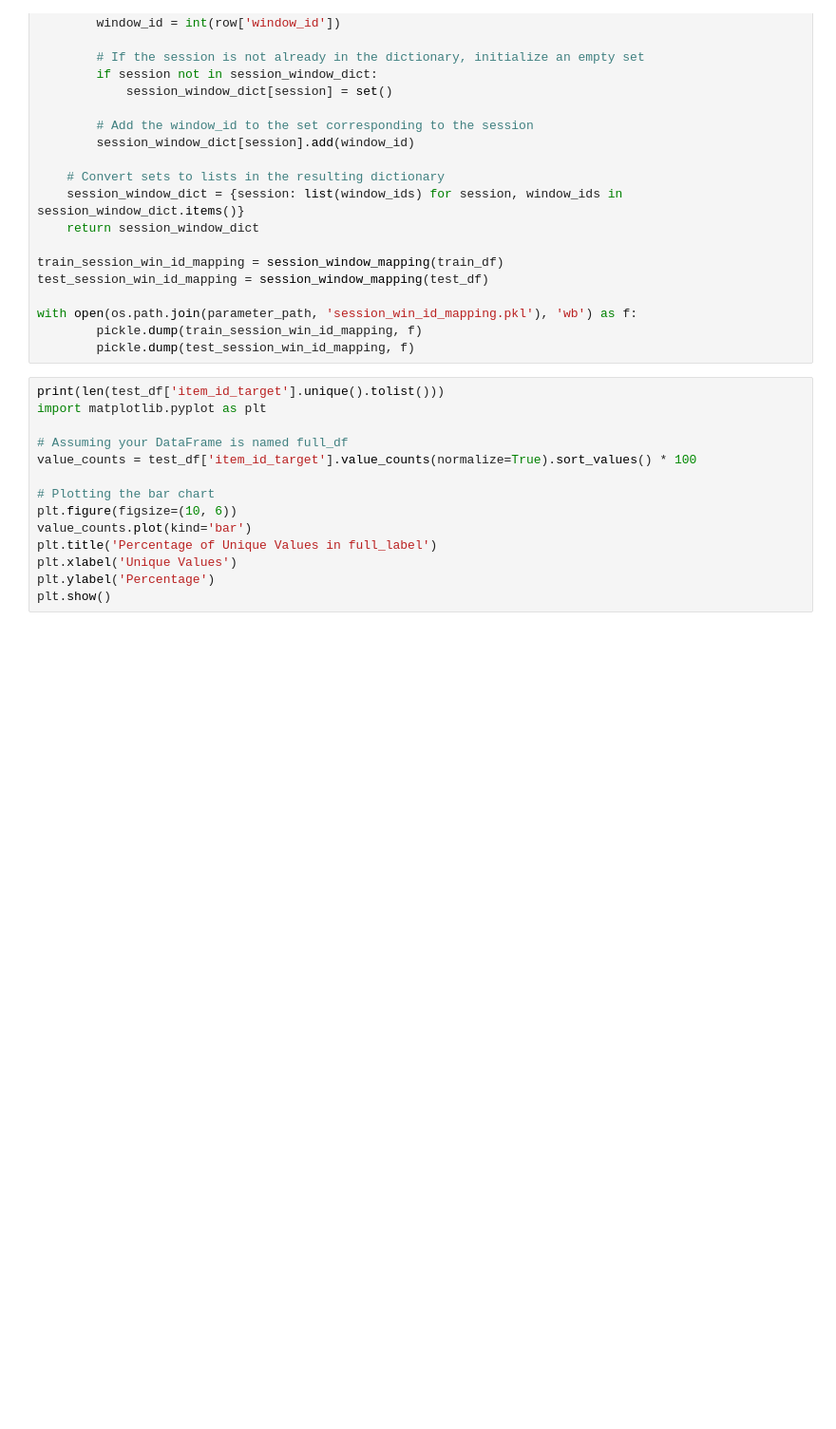
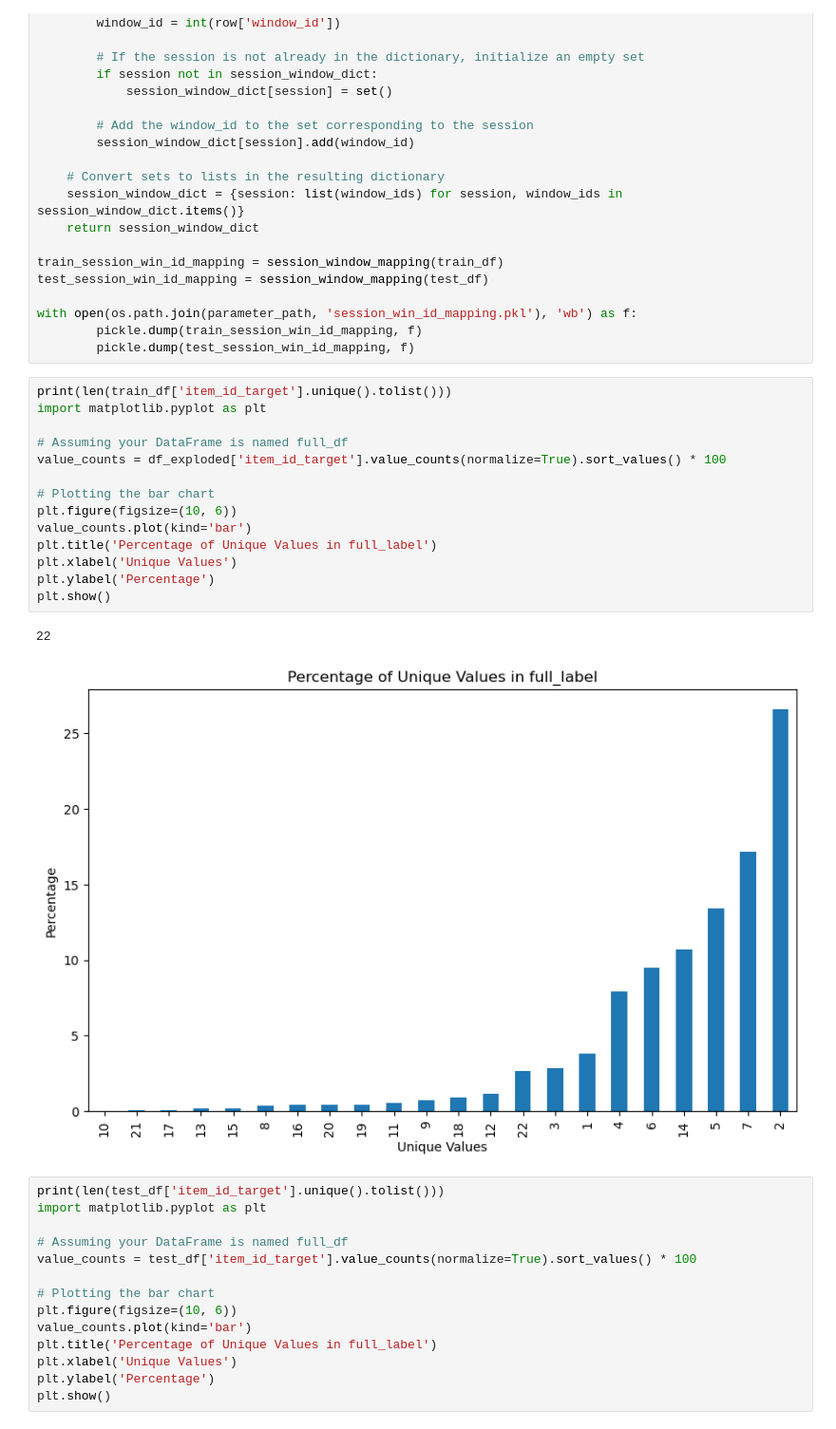
Before and after one commit to sreeragvn/CARSI-II-Master-Thesis-Context-Aware-Recsys, a Jupyter notebook: preprocessing/05_sequencing.ipynb, the cells around one changed output. Shown at 95% size. Drawn from its saved outputs; the diff is of its cells as text; blank space fills up the shorter version.

```diff
--- a/preprocessing/05_sequencing.ipynb
+++ b/preprocessing/05_sequencing.ipynb
@@ -545,6 +563,23 @@ test_session_win_id_mapping = session_window_mapping(test_df)
 with open(os.path.join(parameter_path, 'session_win_id_mapping.pkl'), 'wb') as f:
         pickle.dump(train_session_win_id_mapping, f)
         pickle.dump(test_session_win_id_mapping, f)
+# %%
+print(len(train_df['item_id_target'].unique().tolist()))
+import matplotlib.pyplot as plt
+
+# Assuming your DataFrame is named full_df
+value_counts = df_exploded['item_id_target'].value_counts(normalize=True).sort_values() * 100
+
+# Plotting the bar chart
+plt.figure(figsize=(10, 6))
+value_counts.plot(kind='bar')
+plt.title('Percentage of Unique Values in full_label')
+plt.xlabel('Unique Values')
+plt.ylabel('Percentage')
+plt.show()
+# %% [output]
+22
+[figure, added]
 # %%
 print(len(test_df['item_id_target'].unique().tolist()))
 import matplotlib.pyplot as plt
```
Also changed, not shown: parts of 2 cells of this notebook, 15 other files.
